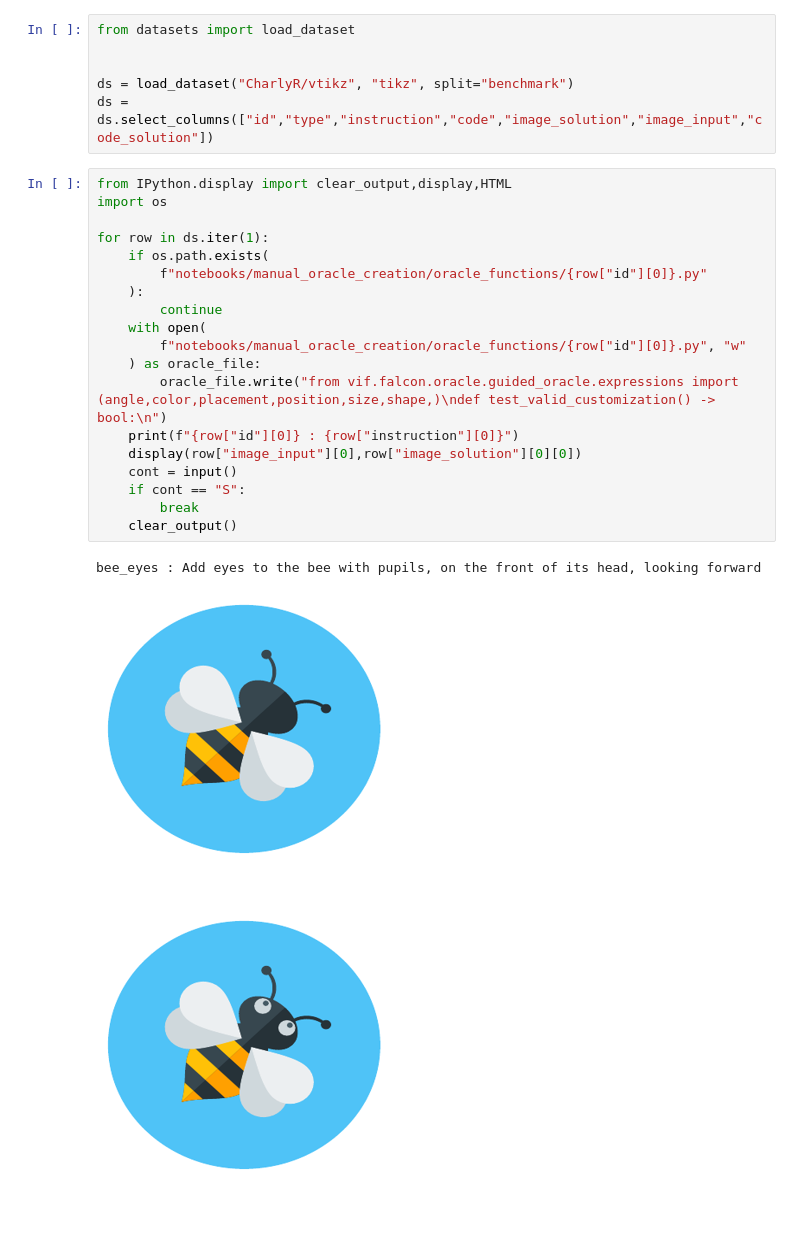
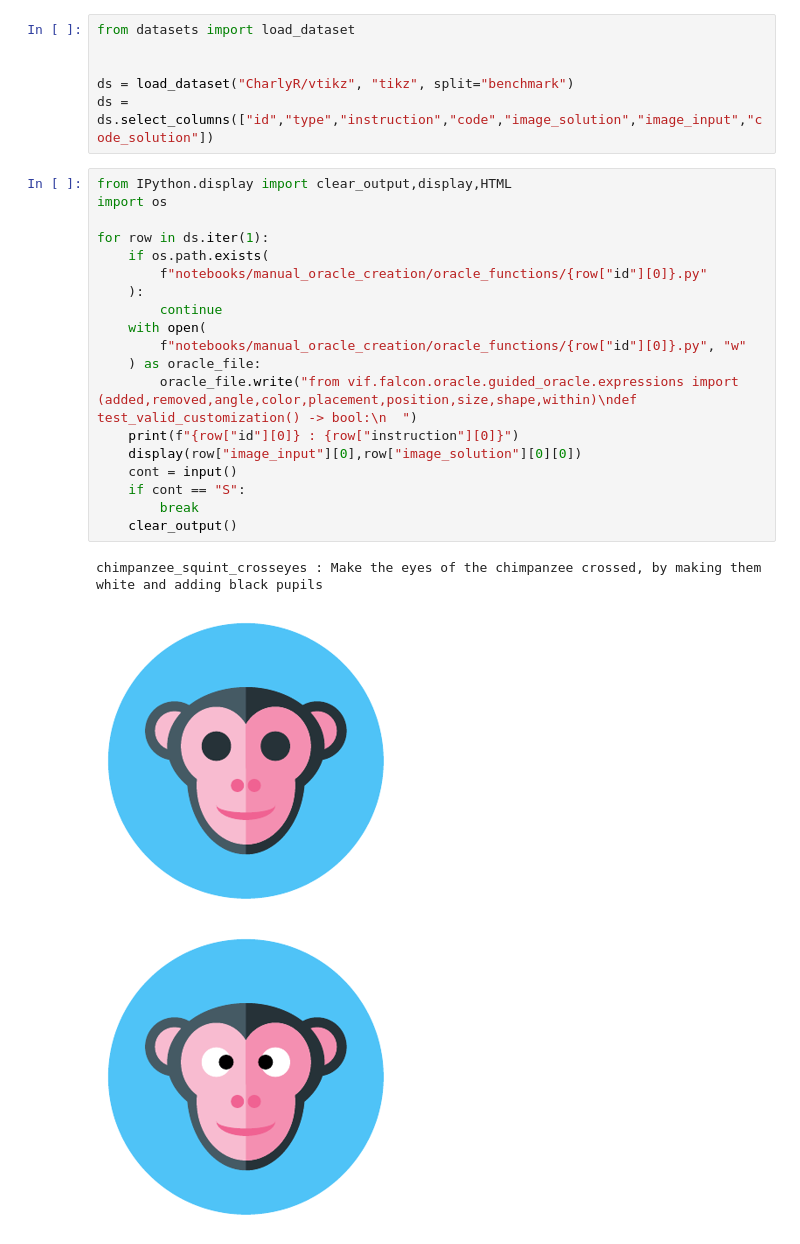
Before and after one commit to IV2C/VIFagent, a Jupyter notebook: notebooks/manual_oracle_creation/manual_oracle_creation.ipynb, the cells around one changed output. Cells and saved outputs as stored; diff of their text form.

```diff
--- a/notebooks/manual_oracle_creation/manual_oracle_creation.ipynb
+++ b/notebooks/manual_oracle_creation/manual_oracle_creation.ipynb
@@ -9,23 +9,23 @@ ds = ds.select_columns(["id","type","instruction","code","image_solution","image
 # %%
 from IPython.display import clear_output,display,HTML
 import os
 
 for row in ds.iter(1):
     if os.path.exists(
         f"notebooks/manual_oracle_creation/oracle_functions/{row["id"][0]}.py"
     ):
         continue
     with open(
         f"notebooks/manual_oracle_creation/oracle_functions/{row["id"][0]}.py", "w"
     ) as oracle_file:
-        oracle_file.write("from vif.falcon.oracle.guided_oracle.expressions import (angle,color,placement,position,size,shape,)\ndef test_valid_customization() -> bool:\n")
+        oracle_file.write("from vif.falcon.oracle.guided_oracle.expressions import (added,removed,angle,color,placement,position,size,shape,within)\ndef test_valid_customization() -> bool:\n  ")
     print(f"{row["id"][0]} : {row["instruction"][0]}")
     display(row["image_input"][0],row["image_solution"][0][0])
     cont = input()
     if cont == "S":
         break
     clear_output()
 # %% [output]
-bee_eyes : Add eyes to the bee with pupils, on the front of its head, looking forward
+chimpanzee_squint_crosseyes : Make the eyes of the chimpanzee crossed, by making them white and adding black pupils
-[figure, old version]
+[figure, new version]
-[figure, old version]
+[figure, new version]
```
Also changed, not shown: 25 other files.
